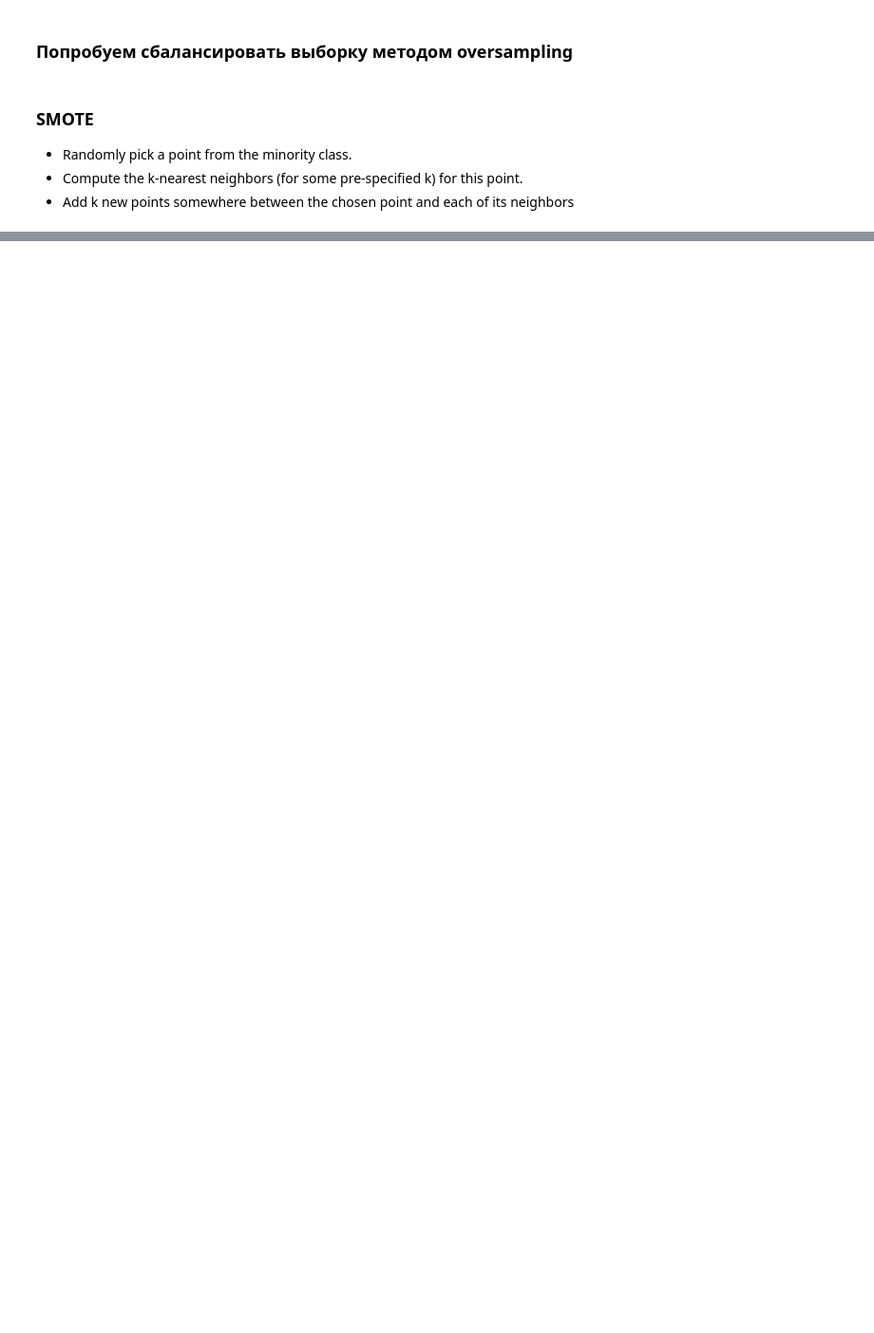
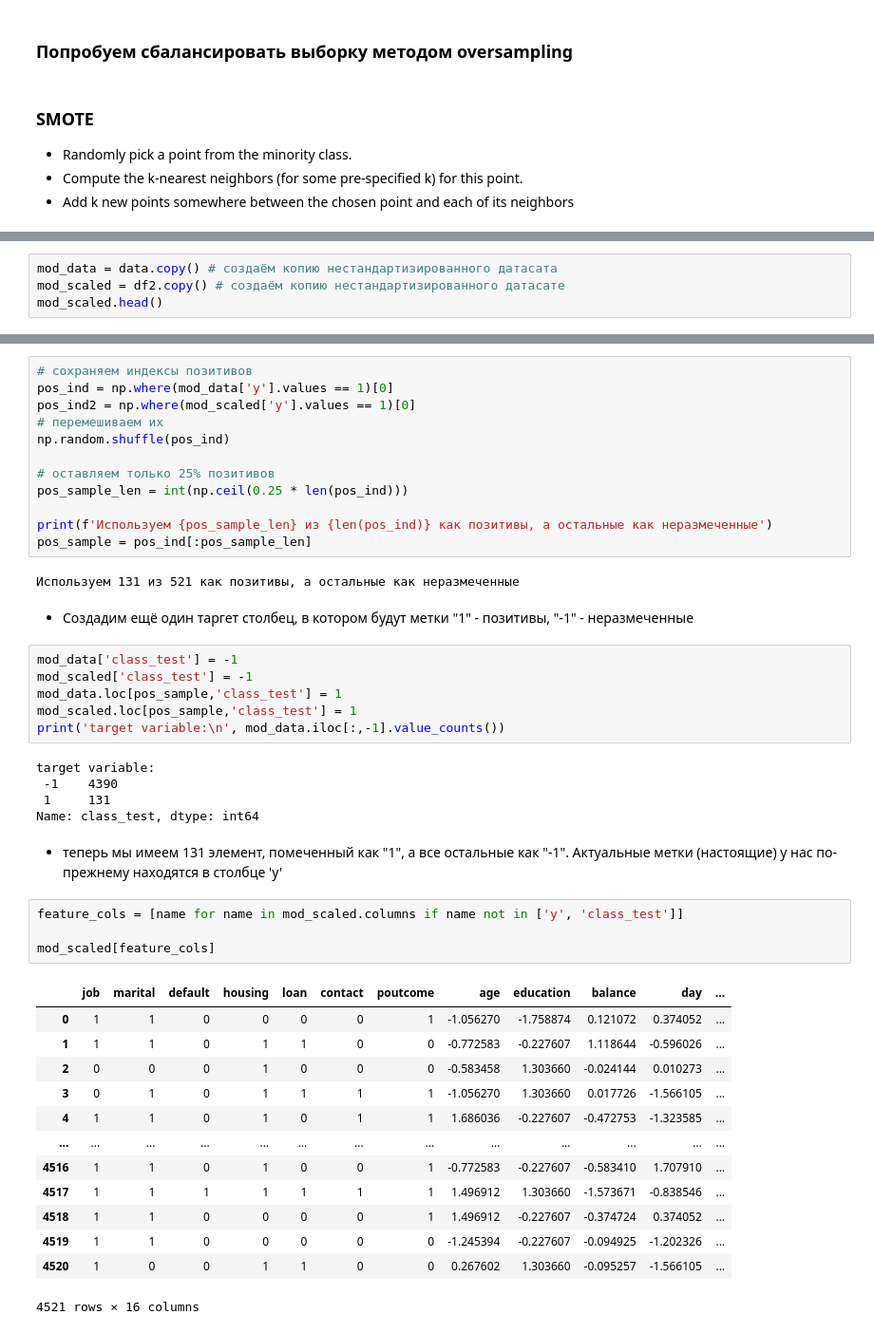
Before and after one commit to ArtemPrianikov/ML4business, a Jupyter notebook: lesson07/hw_07.ipynb, the cells around one changed output, grey strips where cells are left out. Shown at 95% size. Cells and saved outputs as stored; diff of their text form; blank space fills up the shorter version.

```diff
--- a/lesson07/hw_07.ipynb
+++ b/lesson07/hw_07.ipynb
@@ -885,0 +866,4 @@ y_zeroes = np.zeros(y_test.shape[0])
+# %%
+mod_data = data.copy() # создаём копию нестандартизированного датасата
+mod_scaled = df2.copy() # создаём копию нестандартизированного датасате
+mod_scaled.head()
@@ -885,0 +886,47 @@ y_zeroes = np.zeros(y_test.shape[0])
+# %%
+# сохраняем индексы позитивов
+pos_ind = np.where(mod_data['y'].values == 1)[0]
+pos_ind2 = np.where(mod_scaled['y'].values == 1)[0]
+# перемешиваем их
+np.random.shuffle(pos_ind)
+
+# оставляем только 25% позитивов
+pos_sample_len = int(np.ceil(0.25 * len(pos_ind)))
+
+print(f'Используем {pos_sample_len} из {len(pos_ind)} как позитивы, а остальные как неразмеченные')
+pos_sample = pos_ind[:pos_sample_len]
+# %% [output]
+Используем 131 из 521 как позитивы, а остальные как неразмеченные
+# %% [markdown]
+* Создадим ещё один таргет столбец, в котором будут метки "1" - позитивы, "-1" - неразмеченные
+# %%
+mod_data['class_test'] = -1
+mod_scaled['class_test'] = -1
+mod_data.loc[pos_sample,'class_test'] = 1
+mod_scaled.loc[pos_sample,'class_test'] = 1
+print('target variable:\n', mod_data.iloc[:,-1].value_counts())
+# %% [output]
+target variable:
+ -1    4390
+ 1     131
+Name: class_test, dtype: int64
+# %% [markdown]
+* теперь мы имеем 131 элемент, помеченный как "1", а все остальные как "-1". Актуальные метки (настоящие) у нас по-прежнему находятся в столбце 'y'
+# %%
+feature_cols = [name for name in mod_scaled.columns if name not in ['y', 'class_test']]
+
+mod_scaled[feature_cols]
+# %% [output]
+|  | job | marital | default | housing | loan | contact | poutcome | age | education | balance | day | ... |
+| 0 | 1 | 1 | 0 | 0 | 0 | 0 | 1 | -1.056270 | -1.758874 | 0.121072 | 0.374052 | ... |
+| 1 | 1 | 1 | 0 | 1 | 1 | 0 | 0 | -0.772583 | -0.227607 | 1.118644 | -0.596026 | ... |
+| 2 | 0 | 0 | 0 | 1 | 0 | 0 | 0 | -0.583458 | 1.303660 | -0.024144 | 0.010273 | ... |
+| 3 | 0 | 1 | 0 | 1 | 1 | 1 | 1 | -1.056270 | 1.303660 | 0.017726 | -1.566105 | ... |
+| 4 | 1 | 1 | 0 | 1 | 0 | 1 | 1 | 1.686036 | -0.227607 | -0.472753 | -1.323585 | ... |
+| ... | ... | ... | ... | ... | ... | ... | ... | ... | ... | ... | ... | ... |
+| 4516 | 1 | 1 | 0 | 1 | 0 | 0 | 1 | -0.772583 | -0.227607 | -0.583410 | 1.707910 | ... |
+| 4517 | 1 | 1 | 1 | 1 | 1 | 1 | 1 | 1.496912 | 1.303660 | -1.573671 | -0.838546 | ... |
+| 4518 | 1 | 1 | 0 | 0 | 0 | 0 | 1 | 1.496912 | -0.227607 | -0.374724 | 0.374052 | ... |
+| 4519 | 1 | 1 | 0 | 0 | 0 | 0 | 0 | -1.245394 | -0.227607 | -0.094925 | -1.202326 | ... |
+| 4520 | 1 | 0 | 0 | 1 | 1 | 0 | 0 | 0.267602 | 1.303660 | -0.095257 | -1.566105 | ... |
+4521 rows × 16 columns
```
Also changed, not shown: parts of 56 cells of this notebook.
